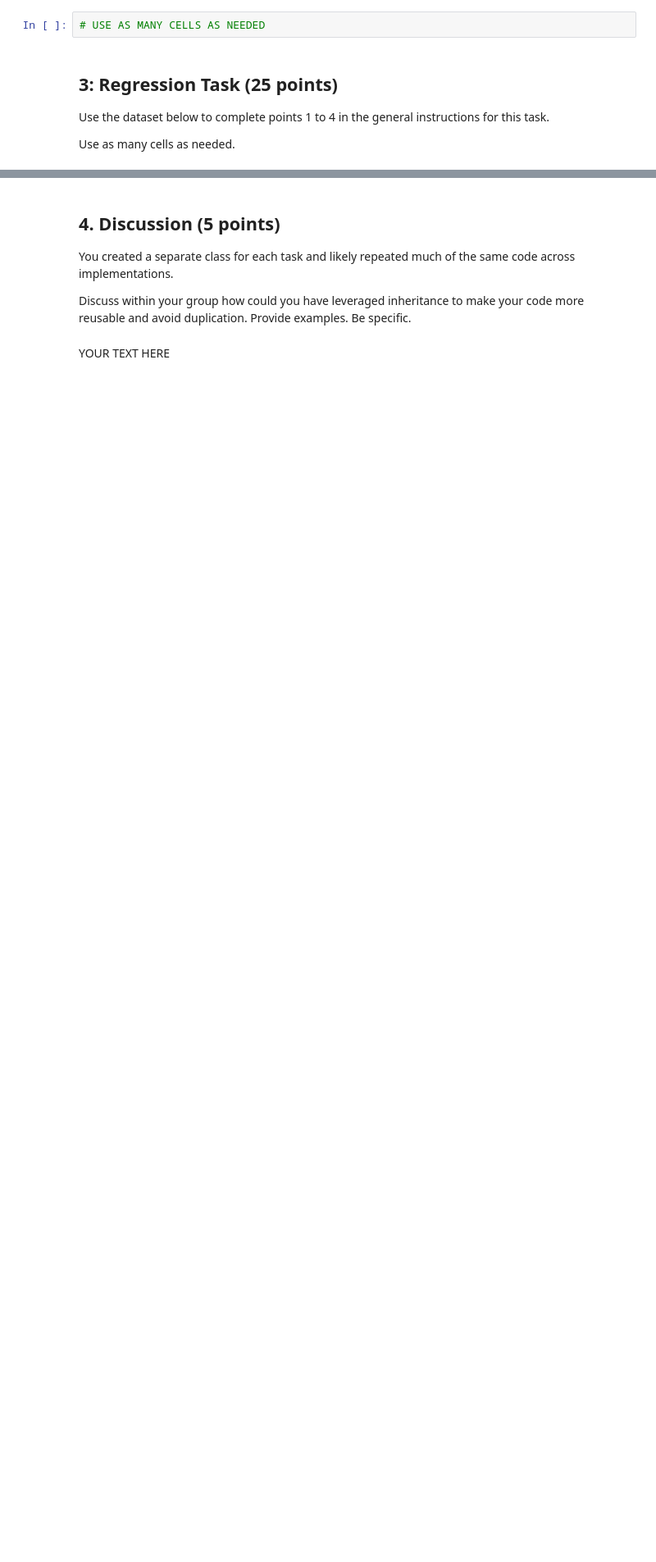
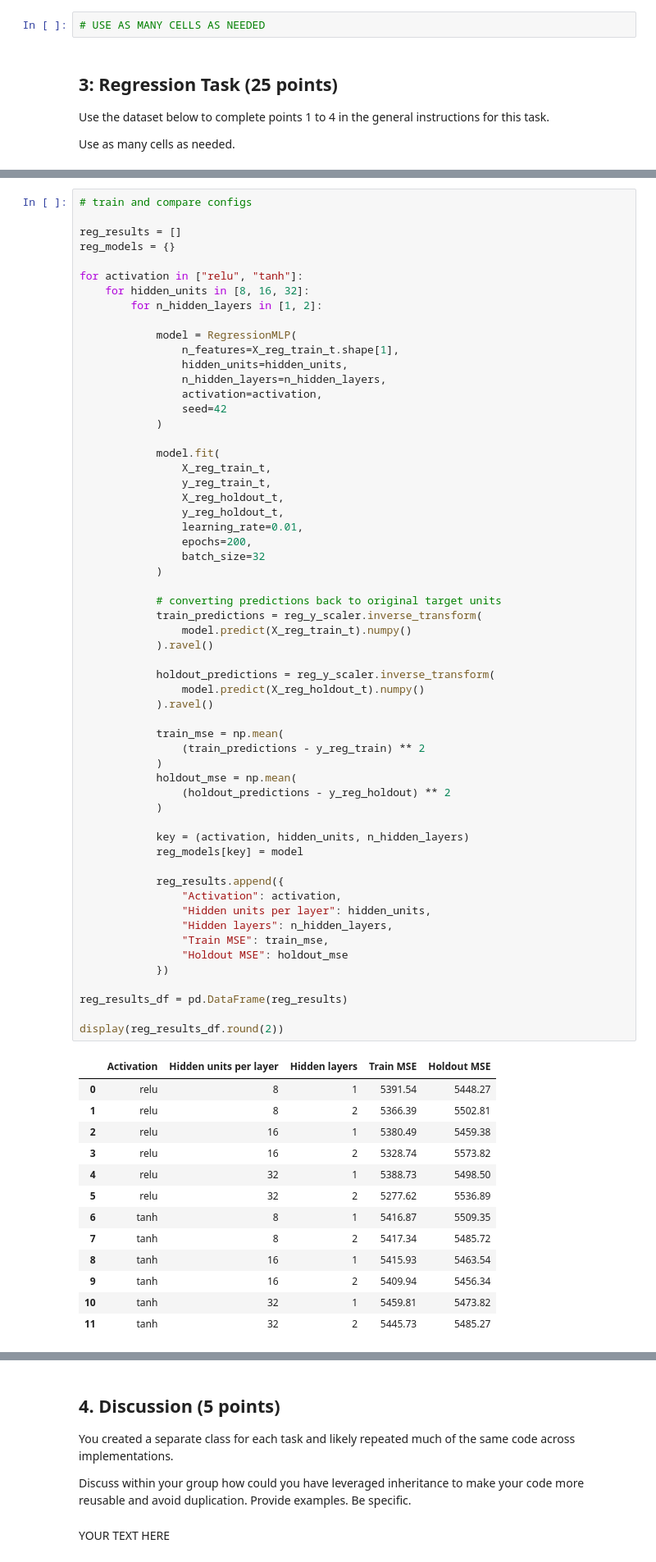
Before and after one commit to alibpowell/ML4021-Group, a Jupyter notebook: 04-manual-mlps.ipynb, the cells around one changed output, grey strips where cells are left out. Shown at 82% size. Drawn from its saved outputs; the diff is of its cells as text; blank space fills up the shorter version.

```diff
--- a/04-manual-mlps.ipynb
+++ b/04-manual-mlps.ipynb
@@ -151,0 +319,72 @@ X, y = make_regression(n_samples=1000, n_features=2, n_informative=2, random_sta
+# %%
+# train and compare configs
+
+reg_results = []
+reg_models = {}
+
+for activation in ["relu", "tanh"]:
+    for hidden_units in [8, 16, 32]:
+        for n_hidden_layers in [1, 2]:
+
+            model = RegressionMLP(
+                n_features=X_reg_train_t.shape[1],
+                hidden_units=hidden_units,
+                n_hidden_layers=n_hidden_layers,
+                activation=activation,
+                seed=42
+            )
+
+            model.fit(
+                X_reg_train_t,
+                y_reg_train_t,
+                X_reg_holdout_t,
+                y_reg_holdout_t,
+                learning_rate=0.01,
+                epochs=200,
+                batch_size=32
+            )
+
+            # converting predictions back to original target units
+            train_predictions = reg_y_scaler.inverse_transform(
+                model.predict(X_reg_train_t).numpy()
+            ).ravel()
+
+            holdout_predictions = reg_y_scaler.inverse_transform(
+                model.predict(X_reg_holdout_t).numpy()
+            ).ravel()
+
+            train_mse = np.mean(
+                (train_predictions - y_reg_train) ** 2
+            )
+            holdout_mse = np.mean(
+                (holdout_predictions - y_reg_holdout) ** 2
+            )
+
+            key = (activation, hidden_units, n_hidden_layers)
+            reg_models[key] = model
+
+            reg_results.append({
+                "Activation": activation,
+                "Hidden units per layer": hidden_units,
+                "Hidden layers": n_hidden_layers,
+                "Train MSE": train_mse,
+                "Holdout MSE": holdout_mse
+            })
+
+reg_results_df = pd.DataFrame(reg_results)
+
+display(reg_results_df.round(2))
+# %% [output]
+|  | Activation | Hidden units per layer | Hidden layers | Train MSE | Holdout MSE |
+| 0 | relu | 8 | 1 | 5391.54 | 5448.27 |
+| 1 | relu | 8 | 2 | 5366.39 | 5502.81 |
+| 2 | relu | 16 | 1 | 5380.49 | 5459.38 |
+| 3 | relu | 16 | 2 | 5328.74 | 5573.82 |
+| 4 | relu | 32 | 1 | 5388.73 | 5498.50 |
+| 5 | relu | 32 | 2 | 5277.62 | 5536.89 |
+| 6 | tanh | 8 | 1 | 5416.87 | 5509.35 |
+| 7 | tanh | 8 | 2 | 5417.34 | 5485.72 |
+| 8 | tanh | 16 | 1 | 5415.93 | 5463.54 |
+| 9 | tanh | 16 | 2 | 5409.94 | 5456.34 |
+| 10 | tanh | 32 | 1 | 5459.81 | 5473.82 |
+| 11 | tanh | 32 | 2 | 5445.73 | 5485.27 |
```
Also changed, not shown: parts of 6 cells of this notebook.
